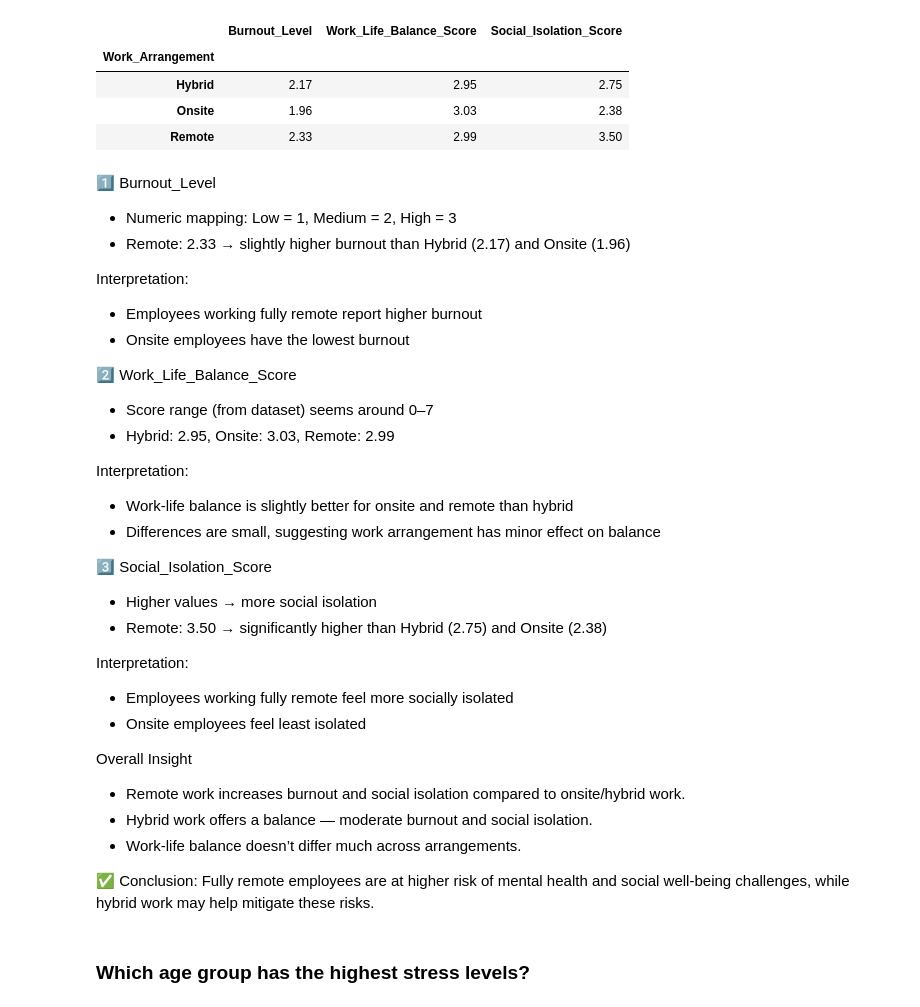
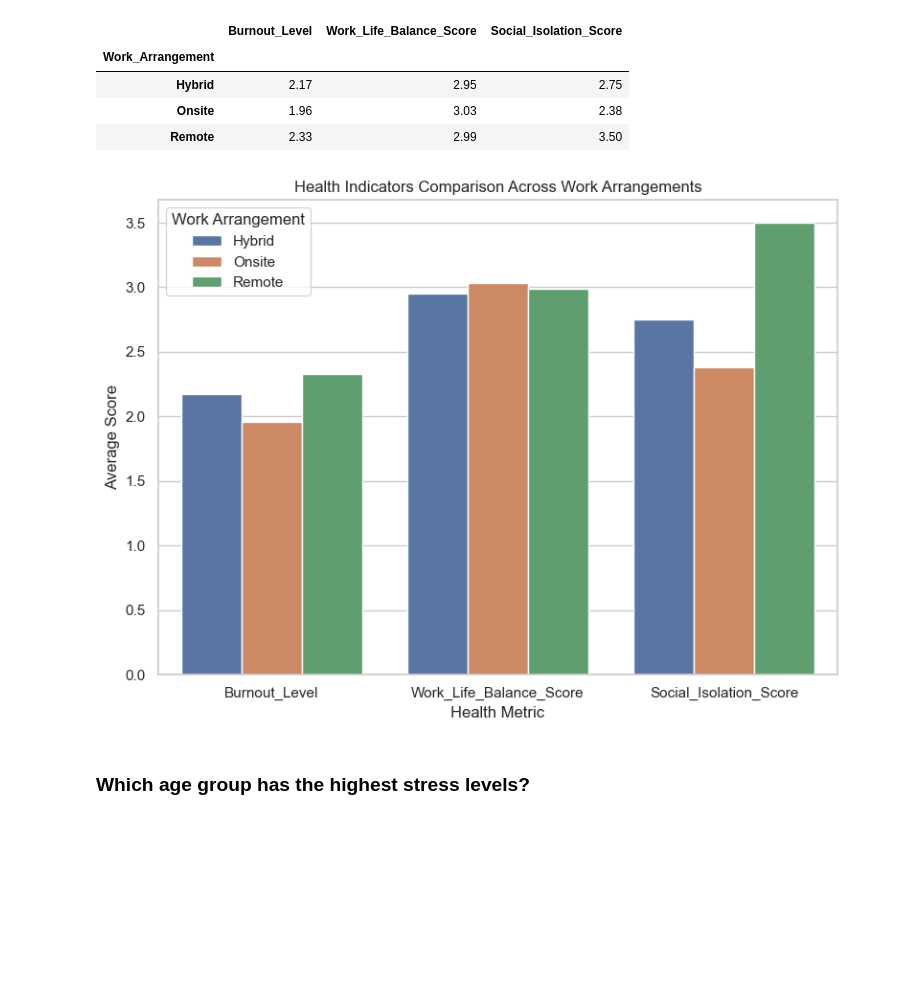
Before and after one commit to vince-gasimov/EDA-Projects, a Jupyter notebook: EDA Project 1/Remote_Work_Health_EDA_1.ipynb, the cells around one changed output. Drawn from its saved outputs; the diff is of its cells as text; code cells hidden in the pictures; blank space fills up the shorter version.

```diff
--- a/EDA Project 1/Remote_Work_Health_EDA_1.ipynb
+++ b/EDA Project 1/Remote_Work_Health_EDA_1.ipynb
@@ -550,44 +598,31 @@ remote_effect_num
 | Hybrid | 2.17 | 2.95 | 2.75 |
 | Onsite | 1.96 | 3.03 | 2.38 |
 | Remote | 2.33 | 2.99 | 3.50 |
-# %% [markdown]
-1️⃣ Burnout_Level
-
-- Numeric mapping: Low = 1, Medium = 2, High = 3
-- Remote: 2.33 → slightly higher burnout than Hybrid (2.17) and Onsite (1.96)
-
-Interpretation:
-
-- Employees working fully remote report higher burnout
-- Onsite employees have the lowest burnout
-
-2️⃣ Work_Life_Balance_Score
-
-- Score range (from dataset) seems around 0–7
-- Hybrid: 2.95, Onsite: 3.03, Remote: 2.99
-
-Interpretation:
-
-- Work-life balance is slightly better for onsite and remote than hybrid
-- Differences are small, suggesting work arrangement has minor effect on balance
-
-3️⃣ Social_Isolation_Score
-
-- Higher values → more social isolation
-- Remote: 3.50 → significantly higher than Hybrid (2.75) and Onsite (2.38)
-
-Interpretation:
-
-- Employees working fully remote feel more socially isolated
-- Onsite employees feel least isolated
-
-Overall Insight
-
-- Remote work increases burnout and social isolation compared to onsite/hybrid work.
-- Hybrid work offers a balance — moderate burnout and social isolation.
-- Work-life balance doesn’t differ much across arrangements.
-
-✅ Conclusion: Fully remote employees are at higher risk of mental health and social well-being challenges, while hybrid work may help mitigate these risks.
+# %%
+remote_effect_plot = remote_effect_num.reset_index()
+remote_effect_melted = remote_effect_plot.melt(
+    id_vars='Work_Arrangement',
+    value_vars=num_health_vars,
+    var_name='Health_Metric',
+    value_name='Average_Score'
+)
+plt.figure(figsize=(8, 6))
+
+sns.barplot(
+    data=remote_effect_melted,
+    x='Health_Metric',
+    y='Average_Score',
+    hue='Work_Arrangement'
+)
+
+plt.title('Health Indicators Comparison Across Work Arrangements')
+plt.xlabel('Health Metric')
+plt.ylabel('Average Score')
+plt.legend(title='Work Arrangement', loc='upper left')
+plt.tight_layout()
+plt.show()
+# %% [output]
+[figure, added]
 # %% [markdown]
 ### Which age group has the highest stress levels?
 # %%
```
Also changed, not shown: parts of 43 cells of this notebook, 1 other file.
